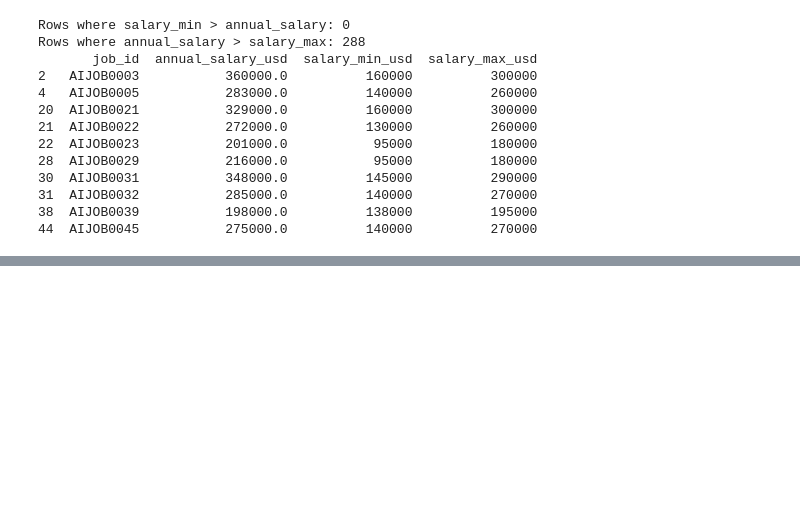
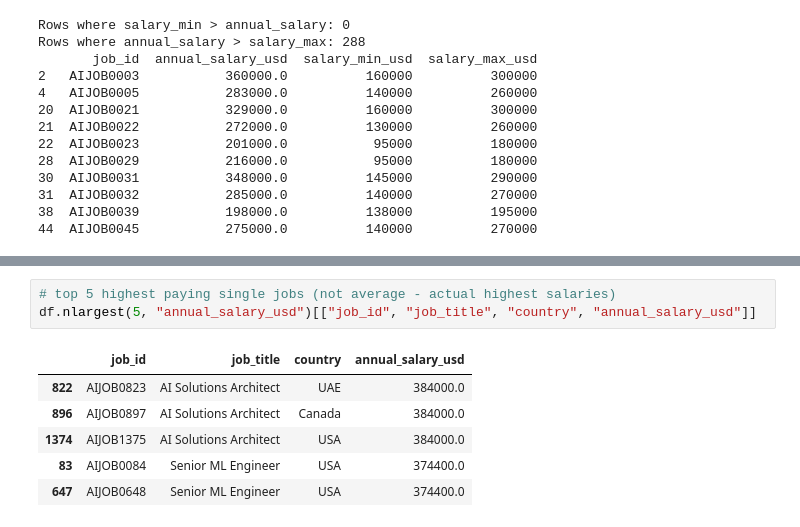
Before and after one commit to gunathangavel/python-data-analysis-libraries, a Jupyter notebook: pandas_data_analysis.ipynb, the cells around one changed output, grey strips where cells are left out. Saved outputs shown, nothing was run; the diff lists cells and outputs as text; blank space fills up the shorter version.

```diff
--- a/pandas_data_analysis.ipynb
+++ b/pandas_data_analysis.ipynb
@@ -147,0 +391,10 @@ Rows where annual_salary > salary_max: 288
+# %%
+# top 5 highest paying single jobs (not average - actual highest salaries)
+df.nlargest(5, "annual_salary_usd")[["job_id", "job_title", "country", "annual_salary_usd"]]
+# %% [output]
+|  | job_id | job_title | country | annual_salary_usd |
+| 822 | AIJOB0823 | AI Solutions Architect | UAE | 384000.0 |
+| 896 | AIJOB0897 | AI Solutions Architect | Canada | 384000.0 |
+| 1374 | AIJOB1375 | AI Solutions Architect | USA | 384000.0 |
+| 83 | AIJOB0084 | Senior ML Engineer | USA | 374400.0 |
+| 647 | AIJOB0648 | Senior ML Engineer | USA | 374400.0 |
```
Also changed, not shown: parts of 25 cells of this notebook.
